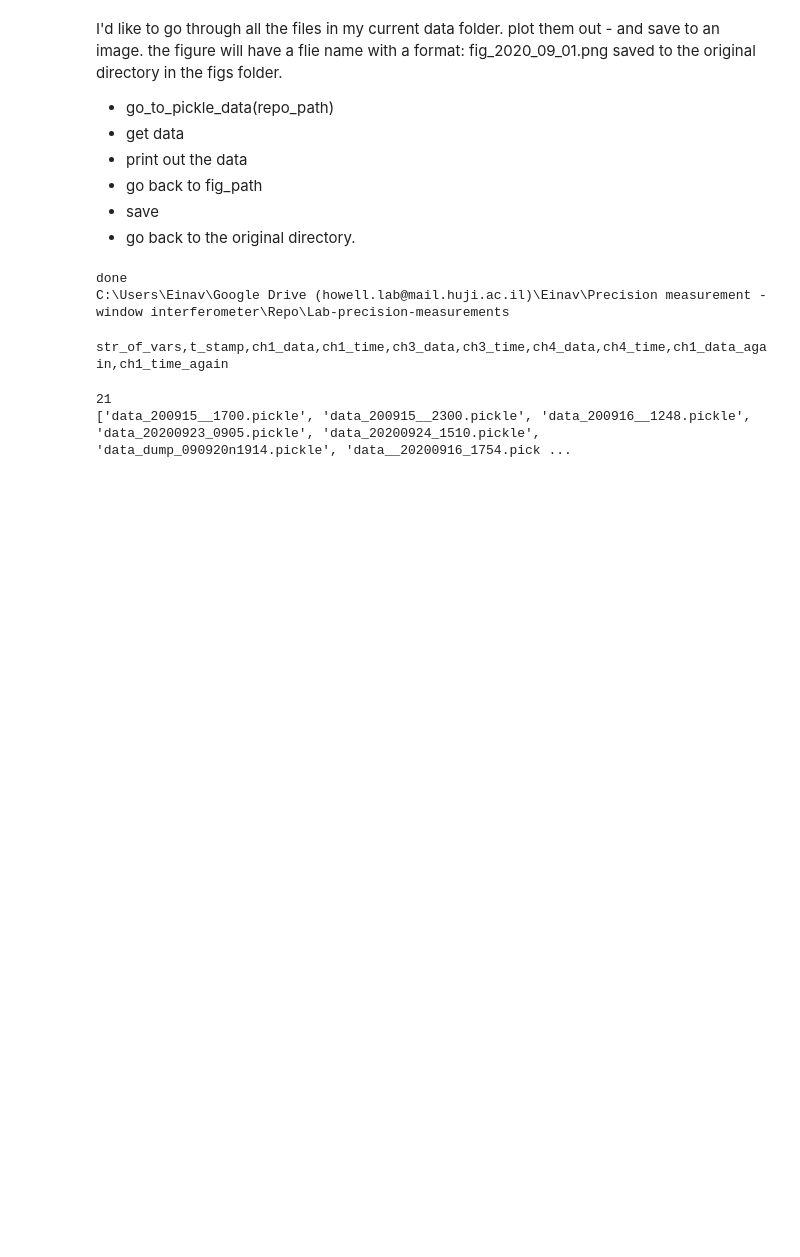
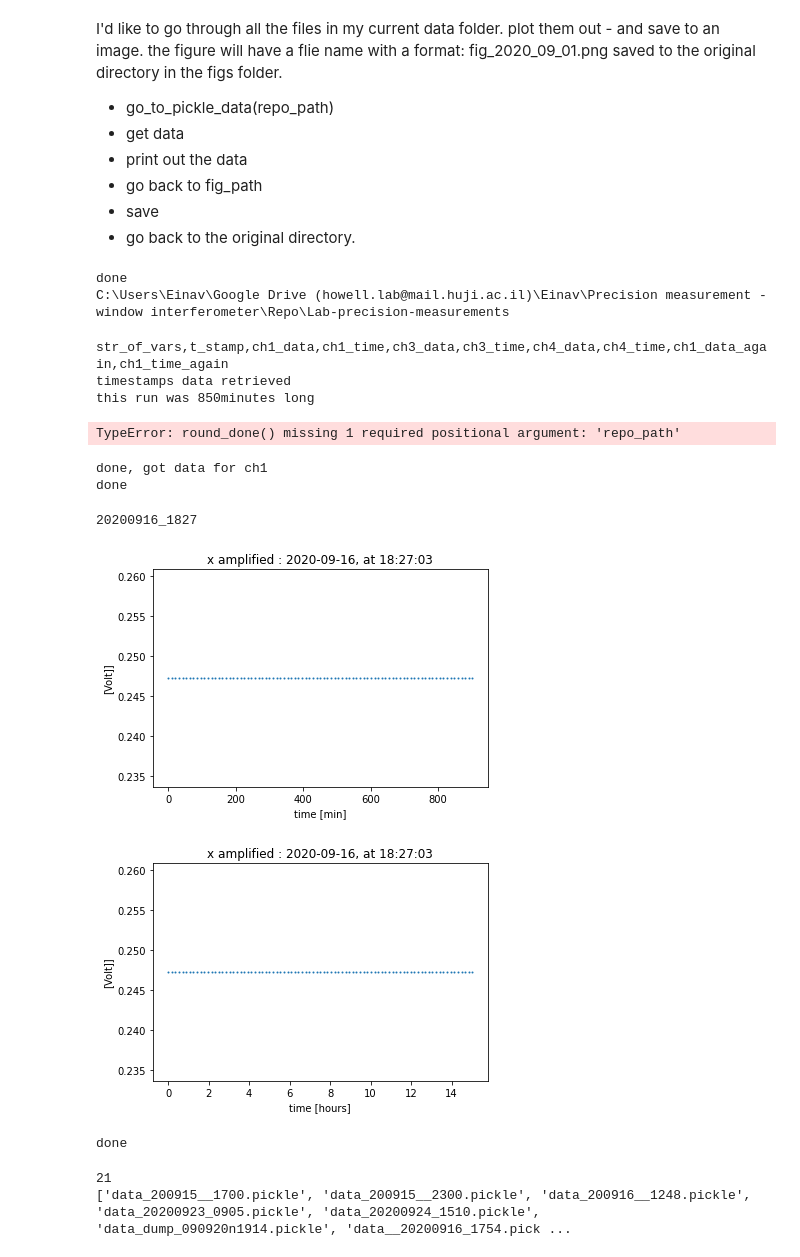
Before and after one commit to EinavGry/Lab---precision-measurements, a Jupyter notebook: Reading_out_data.ipynb, the cells around one changed output. Drawn from its saved outputs; the diff is of its cells as text; code cells hidden in the pictures; blank space fills up the shorter version.

```diff
--- a/Reading_out_data.ipynb
+++ b/Reading_out_data.ipynb
@@ -110,10 +110,12 @@ print("this run was "+str(10*len(time_stamps))+ "minutes long")
 # for x in range(len(time_stamps)):
 #     print(x," Started at :", datetime.datetime.fromtimestamp(time_stamps[x]).strftime('%Y-%m-%d %H:%M:%S'))
 
-round_done()
-print( os.getcwd())
+round_done(repo_path)
 # %% [output]
 str_of_vars,t_stamp,ch1_data,ch1_time,ch3_data,ch3_time,ch4_data,ch4_time,ch1_data_again,ch1_time_again
+timestamps data retrieved
+this run was 850minutes long
+TypeError: round_done() missing 1 required positional argument: 'repo_path'
 # %%
 # 20200916_1827
 
@@ -141,38 +143,45 @@ print("done, got data for ch1")
 ch1_time_min= [(x - start_time)/60 for x in ch1_time]
 
 
-round_done()
-print( os.getcwd())
+round_done(repo_path)
+# %% [output]
+done, got data for ch1
+done
 # %%
 # 20200916_1827 - saving images
 save_to_path = os.path.join(repo_path, "figs")
 os.chdir(save_to_path)
 
 add_the_time = datetime.datetime.fromtimestamp(start_time).strftime('%Y%m%d_%H%M')
 print(add_the_time)
 
 plt.title(datetime.datetime.fromtimestamp(time_stamps[0]).strftime('x amplified : %Y-%m-%d, at %H:%M:%S'))
 plt.xlabel('time [min]')
 plt.ylabel('[Volt]]')
 
 plt.scatter(ch1_time_min, ch1_data,s = 1)
 save_name = "fig_"+add_the_time+"_ch1_min"
 plt.savefig(save_name ,bbox_inches='tight')
 plt.show()
 
 ch1_time_h= [x/60 for x in ch1_time_min]
 
 plt.title(datetime.datetime.fromtimestamp(time_stamps[0]).strftime('x amplified : %Y-%m-%d, at %H:%M:%S'))
 plt.xlabel('time [hours]')
 plt.ylabel('[Volt]]')
 
 plt.scatter(ch1_time_h, ch1_data,s = 1)
 save_name = "fig_"+add_the_time+"_ch1_hours"
 plt.savefig(save_name ,bbox_inches='tight')
 plt.show()
 
 
-round_done()
+round_done(repo_path)
+# %% [output]
+20200916_1827
+[figure, added]
+[figure, added]
+done
 # %%
 # 20200916_1827
 # get avg data from ch3 [sum]
```
Also changed, not shown: parts of 5 cells of this notebook, 2 other files.
